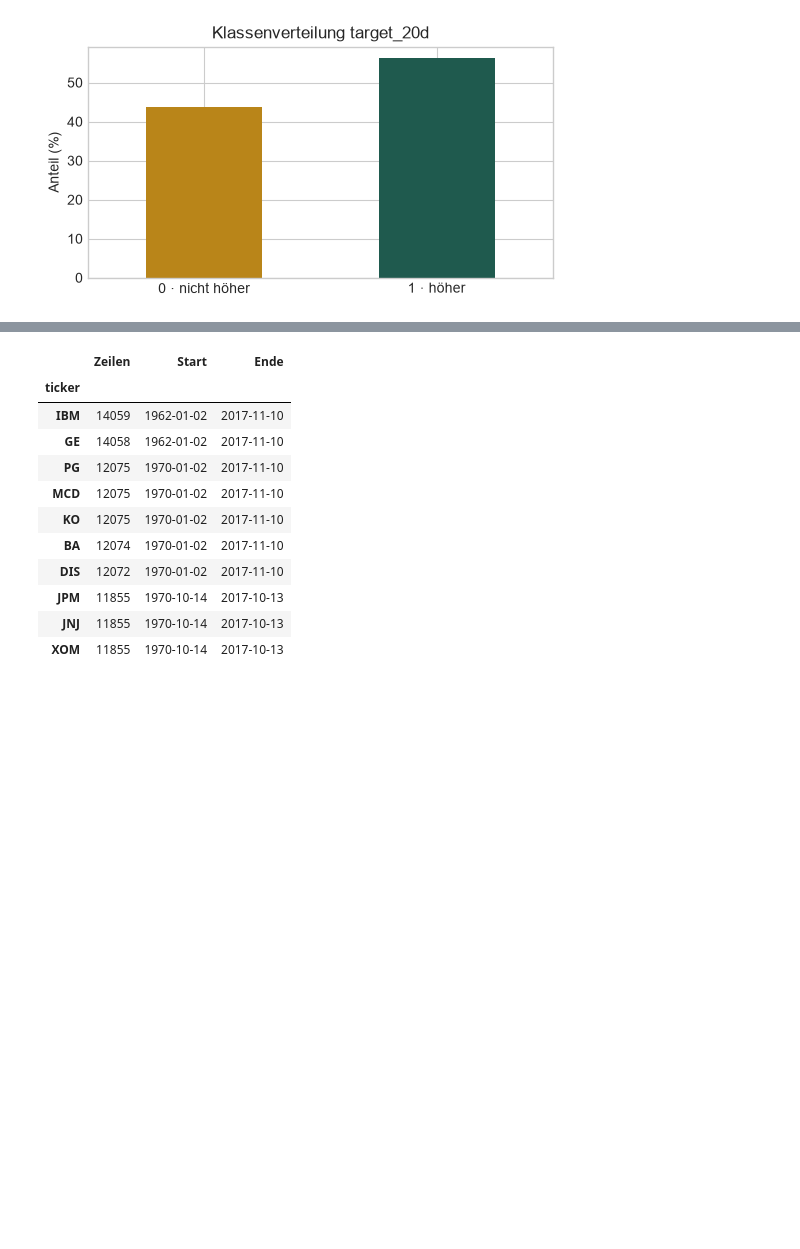
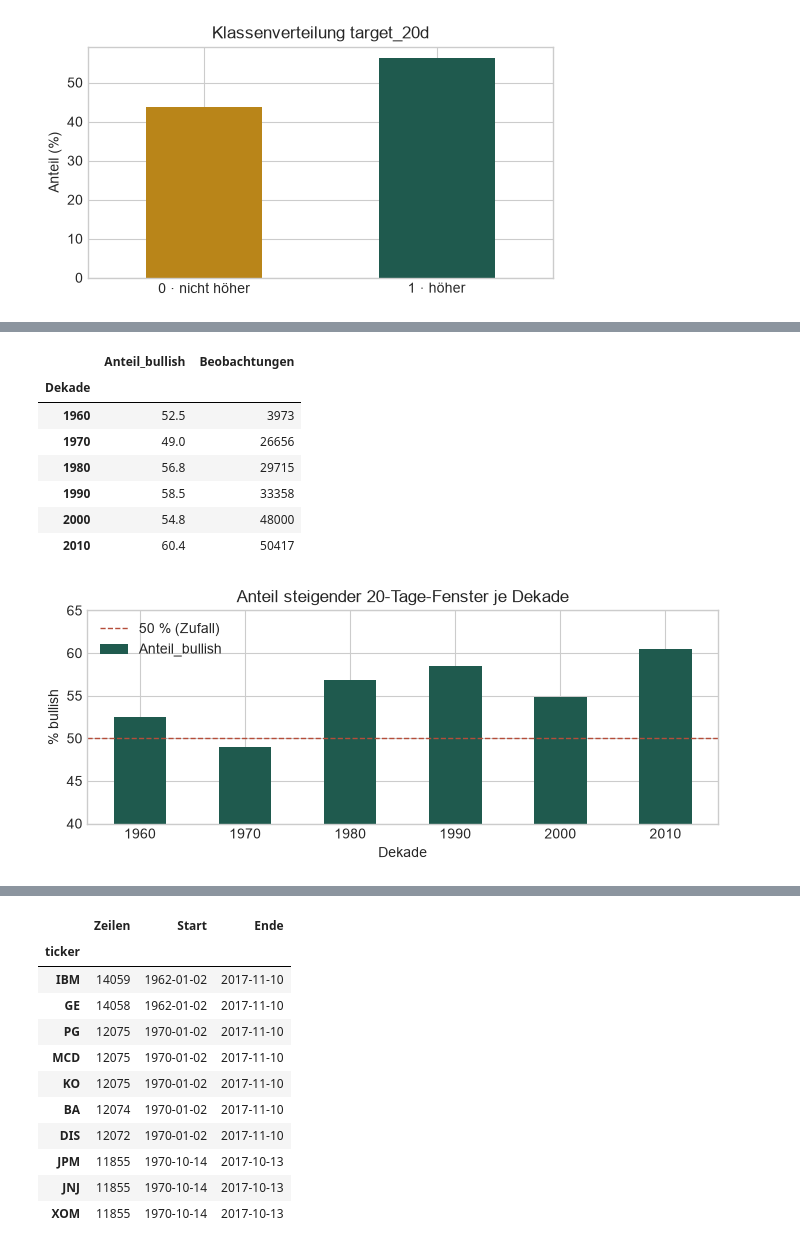
Before and after one commit to fedansoufiane-commits/forexscope-ai, a Jupyter notebook: notebooks/02_understanding_the_data.ipynb, the cells around one changed output, grey strips where cells are left out. Saved outputs shown, nothing was run; the diff lists cells and outputs as text; code cells hidden in the pictures; blank space fills up the shorter version.

```diff
--- a/notebooks/02_understanding_the_data.ipynb
+++ b/notebooks/02_understanding_the_data.ipynb
@@ -107,0 +200,30 @@ plt.show()
+# %%
+dek = df.dropna(subset=["target_20d"]).copy()
+dek["Dekade"] = (dek["date"].dt.year // 10) * 10
+
+je_dekade = dek.groupby("Dekade")["target_20d"].agg(
+    Anteil_bullish="mean", Beobachtungen="size"
+)
+display(je_dekade.assign(Anteil_bullish=lambda t: (t["Anteil_bullish"] * 100).round(1)))
+
+ax = (je_dekade["Anteil_bullish"] * 100).plot(
+    kind="bar", color="#1F5A4E", figsize=(7, 3)
+)
+ax.axhline(50, color="#B54D3A", linestyle="--", linewidth=1, label="50 % (Zufall)")
+ax.set_title("Anteil steigender 20-Tage-Fenster je Dekade")
+ax.set_ylabel("% bullish")
+ax.set_ylim(40, 65)
+ax.legend()
+plt.xticks(rotation=0)
+plt.tight_layout()
+plt.show()
+# %% [output]
+|  | Anteil_bullish | Beobachtungen |
+| Dekade |  |  |
+| 1960 | 52.5 | 3973 |
+| 1970 | 49.0 | 26656 |
+| 1980 | 56.8 | 29715 |
+| 1990 | 58.5 | 33358 |
+| 2000 | 54.8 | 48000 |
+| 2010 | 60.4 | 50417 |
+[figure, added]
```
Also changed, not shown: parts of 14 cells of this notebook, 9 other files.
